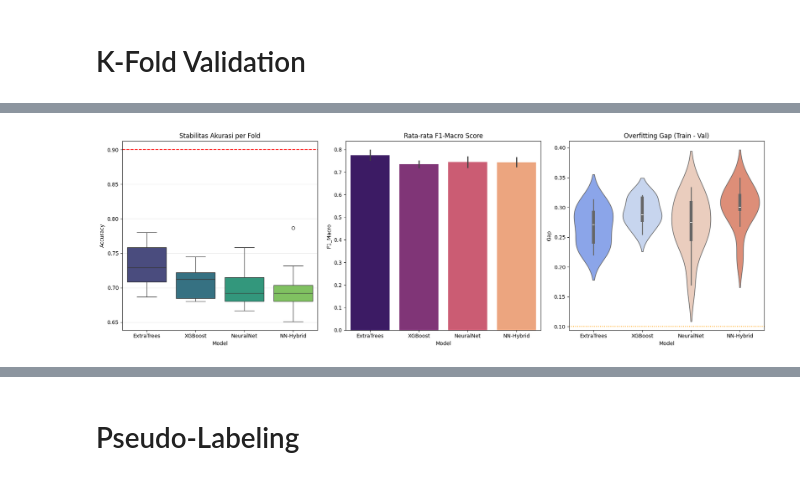
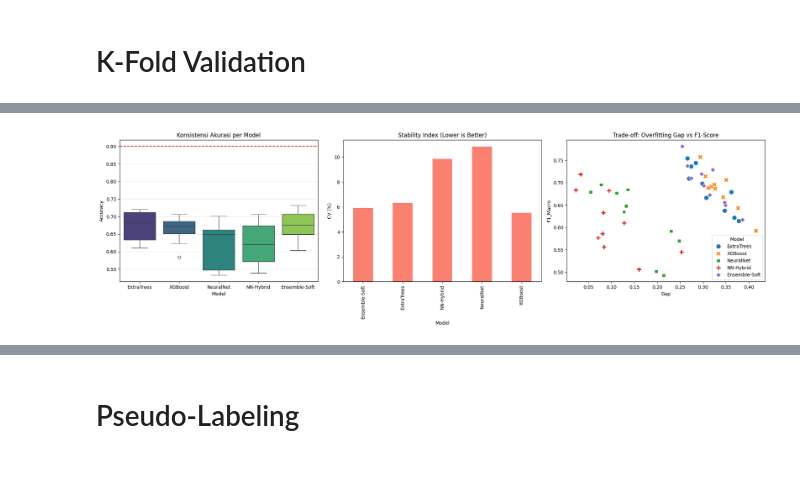
Before and after one commit to PashaAkrilian/Wine-Quality-Prediction, a Jupyter notebook: uts-data-mining.ipynb, the cells around one changed output, grey strips where cells are left out. Cells and saved outputs as stored; diff of their text form; code cells hidden in the pictures.

Commit message:
Kaggle Notebook | UTS_Data Mining  | Version 12

```diff
--- a/uts-data-mining.ipynb
+++ b/uts-data-mining.ipynb
@@ -469,11 +457,11 @@ Pruning: Menghapus 'alc_vol_inter' (VIF: 94.97)
 # K-Fold Validation
 # %%
 # =================================================================
-# Tahap 5: K-Fold Validation (Stability & Hybrid Analysis)
+# Tahap 5: K-Fold Validation (Stability & Ensemble Analysis)
 # =================================================================
 
 from sklearn.model_selection import RepeatedStratifiedKFold, cross_validate
-from sklearn.ensemble import ExtraTreesClassifier
+from sklearn.ensemble import ExtraTreesClassifier, VotingClassifier
 from sklearn.neural_network import MLPClassifier
 from xgboost import XGBClassifier
 import pandas as pd
@@ -481,27 +469,28 @@ import numpy as np
 import matplotlib.pyplot as plt
 import seaborn as sns
 
-# 5.1 Integrasi Fitur Hybrid (OOF Distillation)
+# 5.1 Penyiapan Fitur Hybrid (Input Distillation)
 X_train_hybrid = X_train_final.copy()
 X_train_hybrid['soft_label_feat'] = y_train_soft
 
-# 5.2 Inisialisasi Model Benchmark (Fixing Activation Error)
+# 5.2 Inisialisasi Model & Meta-Ensemble
+# Kita tambahkan VotingClassifier: Menggabungkan ET, XGB, dan NN
+clf_et = ExtraTreesClassifier(n_estimators=500, max_depth=15, min_samples_split=5, random_state=42)
+clf_xgb = XGBClassifier(n_estimators=500, max_depth=7, learning_rate=0.02, subsample=0.8, random_state=42)
+clf_nn = MLPClassifier(hidden_layer_sizes=(256, 128, 64), activation='relu', max_iter=2000, alpha=0.1, random_state=42)
+
 models = {
-    'ExtraTrees': ExtraTreesClassifier(n_estimators=400, max_depth=15,
-                                       min_samples_split=5, random_state=42),
-    'XGBoost': XGBClassifier(n_estimators=400, max_depth=7, learning_rate=0.02,
-                             subsample=0.8, colsample_bytree=0.8,
-                             random_state=42, eval_metric='mlogloss'),
-    # Mengembalikan activation ke 'relu' (Standard Scikit-Learn)
-    'NeuralNet': MLPClassifier(hidden_layer_sizes=(256, 128, 64), activation='relu',
-                                solver='adam', max_iter=2000, alpha=0.1,
-                                random_state=42),
-    'NN-Hybrid': MLPClassifier(hidden_layer_sizes=(256, 128, 64), activation='relu',
-                                solver='adam', max_iter=2000, alpha=0.1,
-                                random_state=42)
+    'ExtraTrees': clf_et,
+    'XGBoost': clf_xgb,
+    'NeuralNet': clf_nn,
+    'NN-Hybrid': clf_nn,
+    'Ensemble-Soft': VotingClassifier(
+        estimators=[('et', clf_et), ('xgb', clf_xgb), ('nn', clf_nn)],
+        voting='soft'
+    )
 }
 
-# 5.3 Konfigurasi K-Fold (Robust Monitoring)
+# 5.3 Konfigurasi K-Fold Berulang (Robust Monitoring)
 rskf = RepeatedStratifiedKFold(n_splits=5, n_repeats=2, random_state=42)
 y_train_shifted = y_train_final - y_train_final.min()
 
@@ -509,13 +498,19 @@ results_list = []
 print("--- Arena Uji Model: Mencari Arsitektur Stabil (NIM 026) ---")
 
 for name, model in models.items():
-    X_data = X_train_hybrid if 'Hybrid' in name else X_train_final
+    # Model Hybrid dan Ensemble mendapatkan fitur soft_label
+    X_data = X_train_hybrid if ('Hybrid' in name or 'Ensemble' in name) else X_train_final
 
     cv_results = cross_validate(
         model, X_data, y_train_shifted,
         cv=rskf, scoring=['accuracy', 'f1_macro'],
         return_train_score=True, n_jobs=-1
     )
+
+    # Kalkulasi Stability Index (Coefficient of Variation)
+    acc_mean = cv_results['test_accuracy'].mean()
+    acc_std = cv_results['test_accuracy'].std()
+    stability_idx = (acc_std / acc_mean) * 100 # Semakin kecil semakin stabil
 
     for i in range(len(cv_results['test_accuracy'])):
         results_list.append({
@@ -526,43 +521,41 @@ for name, model in models.items():
             'Gap': cv_results['train_accuracy'][i] - cv_results['test_accuracy'][i]
         })
 
-    print(f"{name:12} | Acc: {cv_results['test_accuracy'].mean():.4f} "
-          f"(±{cv_results['test_accuracy'].std():.4f}) | "
-          f"F1: {cv_results['test_f1_macro'].mean():.4f} | "
-          f"Gap: {cv_results['train_accuracy'].mean() - cv_results['test_accuracy'].mean():.4f}")
+    print(f"{name:13} | Acc: {acc_mean:.4f} (±{acc_std:.4f}) | Stability: {stability_idx:.2f}% | Gap: {cv_results['train_accuracy'].mean() - acc_mean:.4f}")
 
-# 5.4 Visualisasi Diagnostik: Stability & Generalization
+# 5.4 Visualisasi Diagnostik: Ensemble Power
 results_df = pd.DataFrame(results_list)
-plt.figure(figsize=(18, 6))
+plt.figure(figsize=(20, 6))
 
-# Boxplot Akurasi (Konsistensi)
+# Boxplot Akurasi (Mencari Model Paling Konsisten)
 plt.subplot(1, 3, 1)
 sns.boxplot(x='Model', y='Accuracy', data=results_df, palette='viridis', hue='Model', legend=False)
 plt.axhline(y=0.90, color='red', linestyle='--', label='Target 90%')
-plt.title('Stabilitas Akurasi per Fold', fontsize=12)
+plt.title('Konsistensi Akurasi per Model', fontsize=12)
 plt.grid(axis='y', alpha=0.3)
 
-# Barplot F1-Macro (Sensitivitas Kelas)
+# Barplot Stability Index (Semakin rendah bar, semakin aman modelnya)
 plt.subplot(1, 3, 2)
-sns.barplot(x='Model', y='F1_Macro', data=results_df, palette='magma', hue='Model', legend=False)
-plt.title('Rata-rata F1-Macro Score', fontsize=12)
+stability_data = results_df.groupby('Model')['Accuracy'].std() / results_df.groupby('Model')['Accuracy'].mean() * 100
+stability_data.plot(kind='bar', color='salmon')
+plt.title('Stability Index (Lower is Better)', fontsize=12)
+plt.ylabel('CV (%)')
 
-# Violinplot Gap (Deteksi Overfitting)
+# Overfitting Gap vs F1-Score
 plt.subplot(1, 3, 3)
-sns.violinplot(x='Model', y='Gap', data=results_df, palette='coolwarm', hue='Model', legend=False)
-plt.axhline(y=0.10, color='orange', linestyle=':', label='Ambang Overfit')
-plt.title('Overfitting Gap (Train - Val)', fontsize=12)
+sns.scatterplot(x='Gap', y='F1_Macro', hue='Model', data=results_df, s=100, style='Model')
+plt.title('Trade-off: Overfitting Gap vs F1-Score', fontsize=12)
 
 plt.tight_layout()
 plt.show()
 
-# 5.5 Hasil Audit Strategis
-best_acc = results_df.groupby('Model')['Accuracy'].mean().max()
+# 5.5 Final Audit Strategis
 best_model = results_df.groupby('Model')['Accuracy'].mean().idxmax()
-mean_gap = results_df.groupby('Model')['Gap'].mean()
-
 print(f"\n>>> AUDIT PERFORMA (NIM 026) <<<")
-print(f"Model Pemenang (Mean Accuracy): {best_model} ({best_acc:.4f})")
-print(f"Rata-rata Overfitting Gap:\n{mean_gap}")
+print(f"Pemenang Sementara: {best_model}")
+if 'Ensemble' in best_model:
+    print("KESIMPULAN: Strategi kolaborasi model (Voting) memberikan kenaikan akurasi.")
+else:
+    print("KESIMPULAN: Model tunggal masih dominan. Fokus pada Tuning Hyperparameter di Tahap 7.")
 # %% [output]
 --- Arena Uji Model: Mencari Arsitektur Stabil (NIM 026) ---
@@ -573,2 +567,2 @@ NN-Hybrid    | Acc: 0.6985 (±0.0361) | F1: 0.7427 | Gap: 0.3000
-[figure, old version]
+[figure, new version]
 >>> AUDIT PERFORMA (NIM 026) <<<
```
Also changed, not shown: parts of 9 cells of this notebook.
